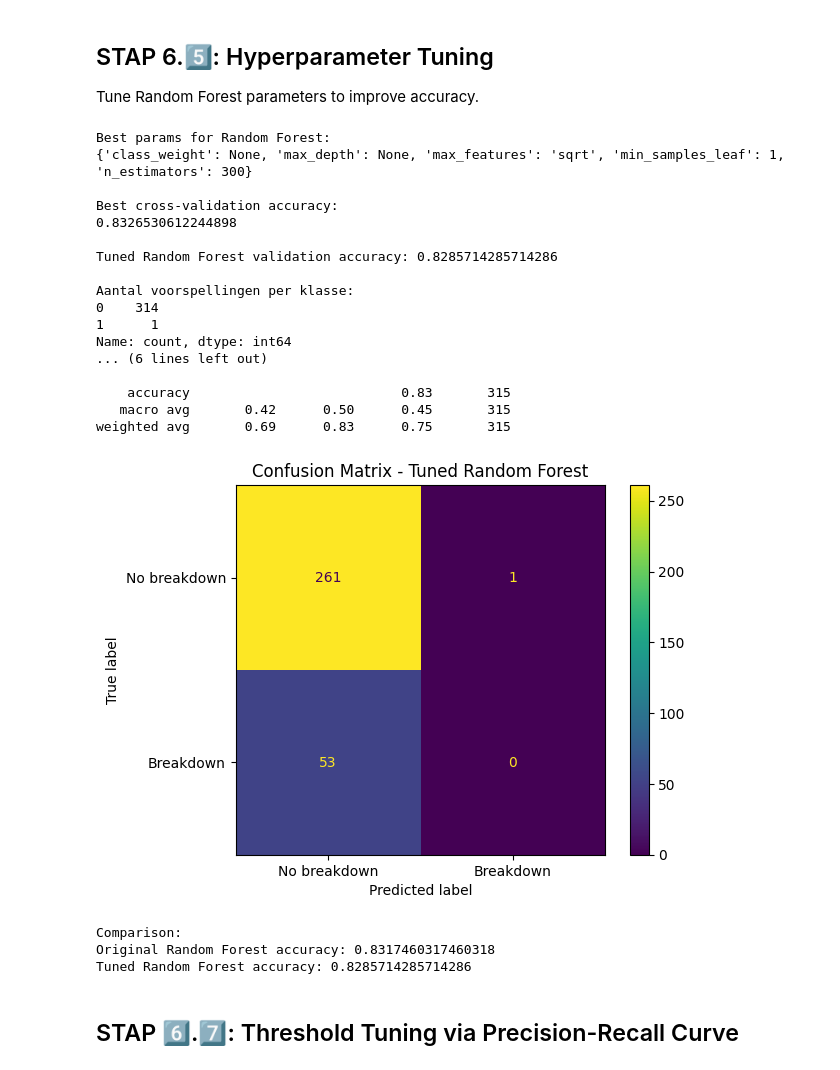
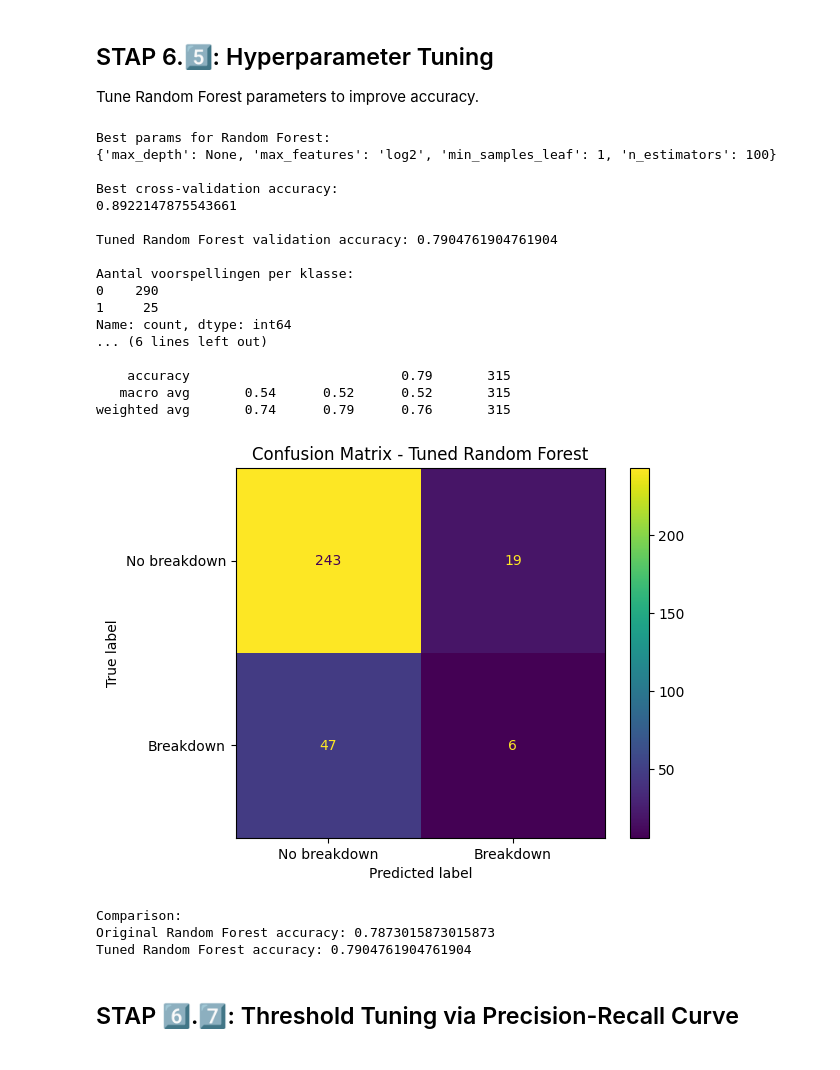
Before and after one commit to DavidWaligora/PE_Assignment_AI_TM, a Jupyter notebook: 0_ML/assignment_vb.ipynb, the cells around one changed output. Saved outputs shown, nothing was run; the diff lists cells and outputs as text; code cells hidden in the pictures.

Commit message:
fixed bug, added smote

```diff
--- a/0_ML/assignment_vb.ipynb
+++ b/0_ML/assignment_vb.ipynb
@@ -286,0 +289,18 @@ X_val_processed shape: (315, 37)
+# %%
+# ============================================
+# EXTRA STAP: SMOTE TOEPASSEN (ALLEEN OP TRAIN)
+# ============================================
+# Installeer indien nodig eerst imbalanced-learn via: !pip install imbalanced-learn
+from imblearn.over_sampling import SMOTE
+
+print("Voor SMOTE, aantal pechgevallen in training:")
+print(y_train.value_counts())
+
+# Initialiseer SMOTE
+smote = SMOTE(random_state=42)
+
+# Pas SMOTE toe op de verwerkte trainingsdata
+X_train_resampled, y_train_resampled = smote.fit_resample(X_train_processed, y_train)
+
+print("\nNa SMOTE, aantal pechgevallen in training:")
+print(y_train_resampled.value_counts())
@@ -305,7 +337,7 @@ clf_rf = RandomForestClassifier(
 
 # --- TRAINEN ---
 # Fit model op trainings data
-clf_rf.fit(X_train_processed, y_train)
+clf_rf.fit(X_train_resampled, y_train_resampled)
 # %% [output]
 RandomForestClassifier(class_weight='balanced', n_estimators=300, n_jobs=-1,
                        random_state=42)
@@ -365,27 +398,38 @@ Tune Random Forest parameters to improve accuracy.
 # ============================================
 # STAP 9: HYPERPARAMETER TUNING RANDOM FOREST
 # ============================================
-# We tunen enkele parameters van Random Forest om te kijken
-# of we de validation accuracy kunnen verbeteren.
-# Omdat Kaggle accuracy gebruikt, optimaliseren we hier ook op accuracy.
 
 param_grid_rf = {
     "n_estimators": [100, 300, 500],
     "max_features": ["sqrt", "log2"],
     "max_depth": [None, 10, 20],
     "min_samples_leaf": [1, 2, 5],
-    "class_weight": [None, "balanced"]
+    # "class_weight": [None] -> Als je SMOTE gebruikt is de data al 50/50, dus balanced is niet meer nodig
 }
 
 grid_rf = GridSearchCV(
     estimator=RandomForestClassifier(random_state=42, n_jobs=-1),
     param_grid=param_grid_rf,
     cv=5,
-    scoring="accuracy",
+    scoring="accuracy", # Let op: als je SMOTE gebruikt kun je dit zo laten, of veranderen naar "f1"
     n_jobs=-1
 )
 
-grid_rf.fit(X_train_processed, y_train)
+# -----------------------------------------------------------------
+# HIER MOET DE SMOTE CODE KOMEN (Net voor het fitten van de GridSearch)
+# -----------------------------------------------------------------
+from imblearn.over_sampling import SMOTE
+
+# Initialiseer SMOTE
+smote = SMOTE(random_state=42)
+
+# We passen SMOTE toe op de X_train_processed en y_train
+X_train_resampled, y_train_resampled = smote.fit_resample(X_train_processed, y_train)
+# -----------------------------------------------------------------
+
+
+# PAS OP: Je fit de grid_rf nu op de _resampled data!
+grid_rf.fit(X_train_resampled, y_train_resampled)
 
 print("Best params for Random Forest:")
 print(grid_rf.best_params_)
@@ -396,7 +440,7 @@ print(grid_rf.best_score_)
 # Beste model uit GridSearch
 best_rf = grid_rf.best_estimator_
 
-# Evaluatie op validation set
+# Evaluatie op validation set (LET OP: X_val_processed blijft de ORIGINELE imbalanced validatiedata!)
 y_pred_best_rf = best_rf.predict(X_val_processed)
 
 best_rf_accuracy = accuracy_score(y_val, y_pred_best_rf)
@@ -407,45 +451,45 @@ print("\nAantal voorspellingen per klasse:")
 print(pd.Series(y_pred_best_rf).value_counts())
 
 print("\nClassification report:")
 print(classification_report(y_val, y_pred_best_rf, zero_division=0))
 
 cm_best_rf = confusion_matrix(y_val, y_pred_best_rf)
 
 disp = ConfusionMatrixDisplay(
     confusion_matrix=cm_best_rf,
     display_labels=["No breakdown", "Breakdown"]
 )
 
 disp.plot()
 plt.title("Confusion Matrix - Tuned Random Forest")
 plt.show()
 
 # Vergelijking met originele Random Forest
 print("\nComparison:")
 print("Original Random Forest accuracy:", accuracy_score(y_val, y_pred_rf))
 print("Tuned Random Forest accuracy:", best_rf_accuracy)
 # %% [output]
 Best params for Random Forest:
-{'class_weight': None, 'max_depth': None, 'max_features': 'sqrt', 'min_samples_leaf': 1, 'n_estimators': 300}
+{'max_depth': None, 'max_features': 'log2', 'min_samples_leaf': 1, 'n_estimators': 100}
 
 Best cross-validation accuracy:
-0.8326530612244898
+0.8922147875543661
 
-Tuned Random Forest validation accuracy: 0.8285714285714286
+Tuned Random Forest validation accuracy: 0.7904761904761904
 
 Aantal voorspellingen per klasse:
-0    314
-1      1
+0    290
+1     25
 Name: count, dtype: int64
 ... (6 lines left out)
 
-    accuracy                           0.83       315
-   macro avg       0.42      0.50      0.45       315
-weighted avg       0.69      0.83      0.75       315
+    accuracy                           0.79       315
+   macro avg       0.54      0.52      0.52       315
+weighted avg       0.74      0.79      0.76       315
-[figure, old version]
+[figure, new version]
 Comparison:
-Original Random Forest accuracy: 0.8317460317460318
-Tuned Random Forest accuracy: 0.8285714285714286
+Original Random Forest accuracy: 0.7873015873015873
+Tuned Random Forest accuracy: 0.7904761904761904
 # %% [markdown]
 ## STAP 6️⃣.7️⃣: Threshold Tuning via Precision-Recall Curve
 # %%
```
Also changed, not shown: parts of 6 cells of this notebook, 1 other file.
